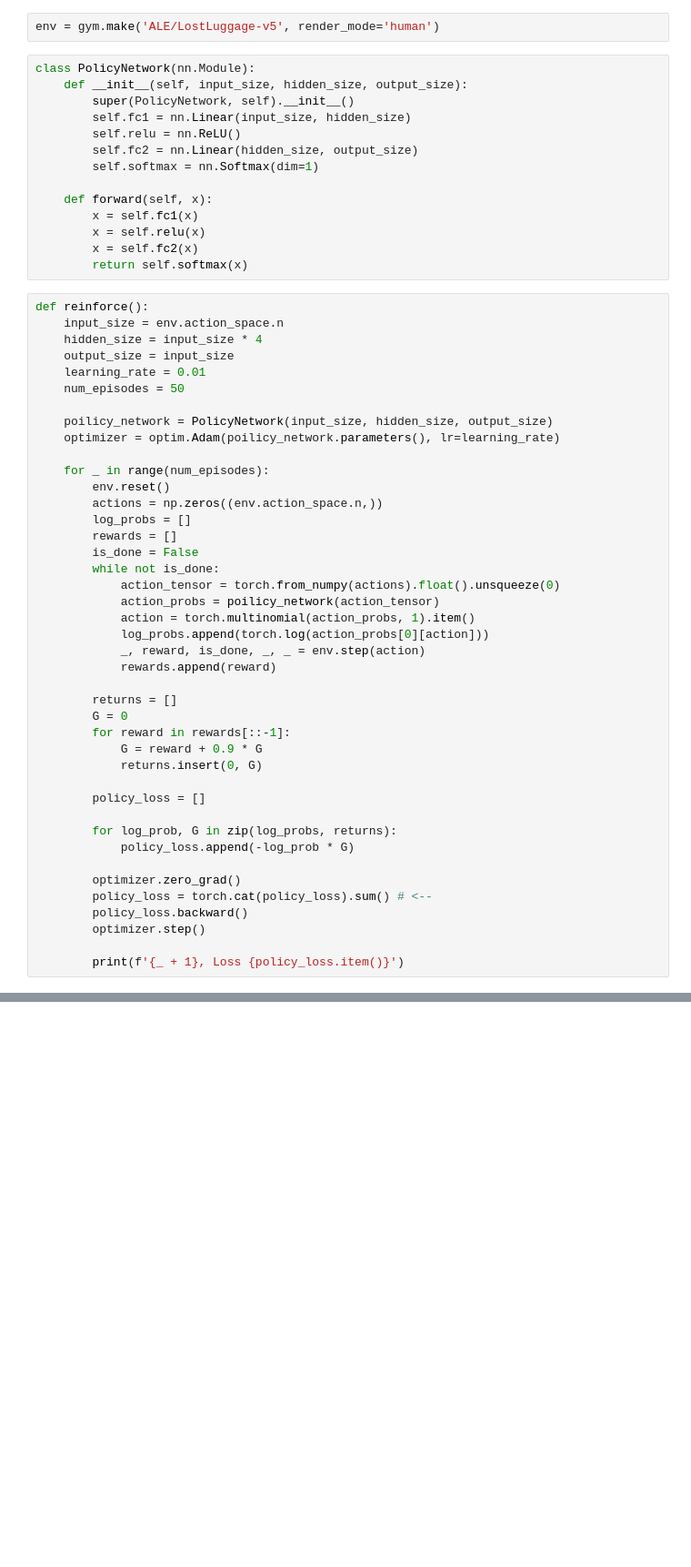
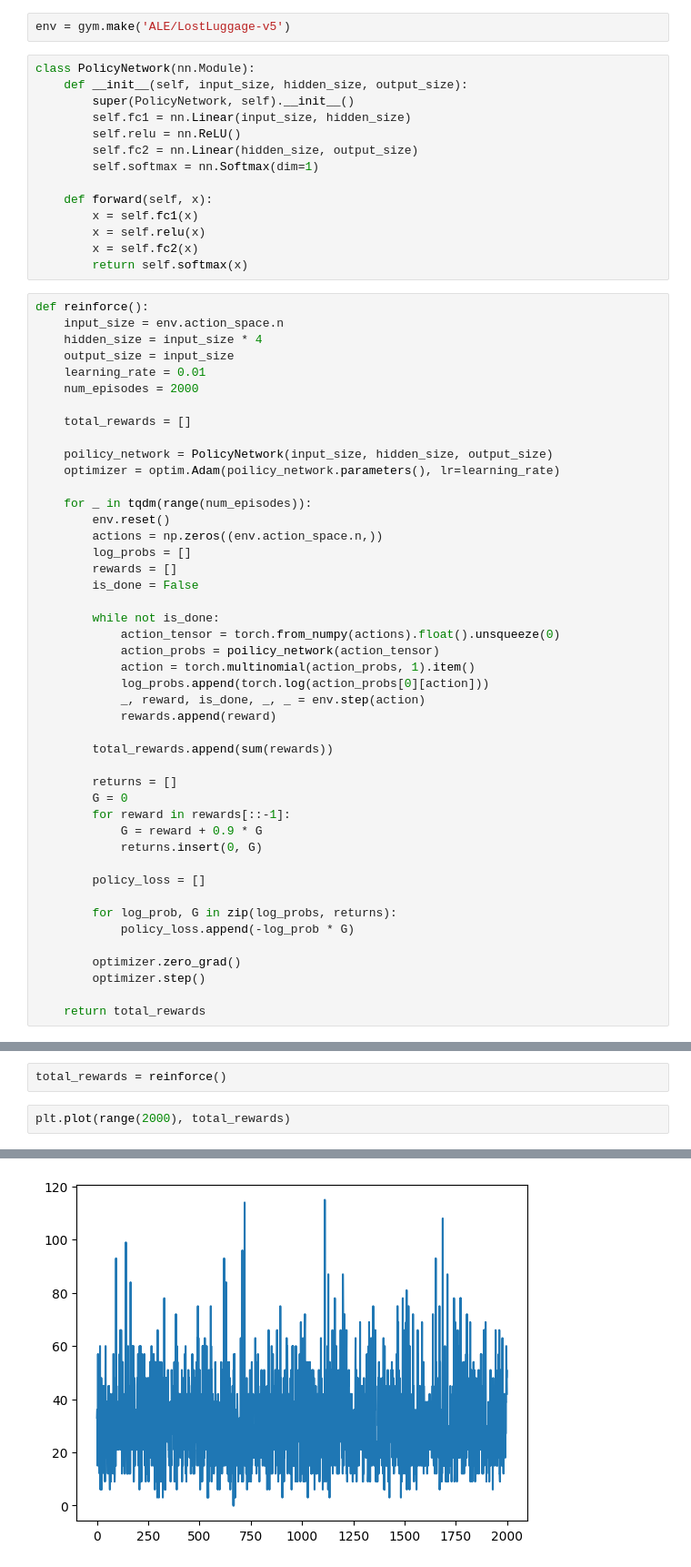
Before and after one commit to sotarseniy/project-atari, a Jupyter notebook: task-03/task-03.ipynb, the cells around one changed output, grey strips where cells are left out. Shown at 91% size. Drawn from its saved outputs; the diff is of its cells as text; blank space fills up the shorter version.

```diff
--- a/task-03/task-03.ipynb
+++ b/task-03/task-03.ipynb
@@ -14,7 +14,7 @@ from tqdm import tqdm
 ale = ALEInterface()
 ale.loadROM(LostLuggage)
 # %%
-env = gym.make('ALE/LostLuggage-v5', render_mode='human')
+env = gym.make('ALE/LostLuggage-v5')
 # %%
 class PolicyNetwork(nn.Module):
     def __init__(self, input_size, hidden_size, output_size):
@@ -35,17 +35,20 @@ def reinforce():
     hidden_size = input_size * 4
     output_size = input_size
     learning_rate = 0.01
-    num_episodes = 50
+    num_episodes = 2000
+
+    total_rewards = []
 
     poilicy_network = PolicyNetwork(input_size, hidden_size, output_size)
     optimizer = optim.Adam(poilicy_network.parameters(), lr=learning_rate)
 
-    for _ in range(num_episodes):
+    for _ in tqdm(range(num_episodes)):
         env.reset()
         actions = np.zeros((env.action_space.n,))
         log_probs = []
         rewards = []
         is_done = False
+
         while not is_done:
             action_tensor = torch.from_numpy(actions).float().unsqueeze(0)
             action_probs = poilicy_network(action_tensor)
@@ -53,6 +56,8 @@ def reinforce():
             log_probs.append(torch.log(action_probs[0][action]))
             _, reward, is_done, _, _ = env.step(action)
             rewards.append(reward)
+
+        total_rewards.append(sum(rewards))
 
         returns = []
         G = 0
@@ -66,8 +71,6 @@ def reinforce():
             policy_loss.append(-log_prob * G)
 
         optimizer.zero_grad()
-        policy_loss = torch.cat(policy_loss).sum() # <--
-        policy_loss.backward()
         optimizer.step()
 
-        print(f'{_ + 1}, Loss {policy_loss.item()}')
+    return total_rewards
@@ -77,0 +77,5 @@ RuntimeError: zero-dimensional tensor (at position 0) cannot be concatenated
+# %%
+total_rewards = reinforce()
+# %%
+plt.plot(range(2000), total_rewards)
+# %% [output]
@@ -77,0 +83 @@ RuntimeError: zero-dimensional tensor (at position 0) cannot be concatenated
+[figure, added]
```
Also changed, not shown: parts of 2 cells of this notebook, 3 other files.
